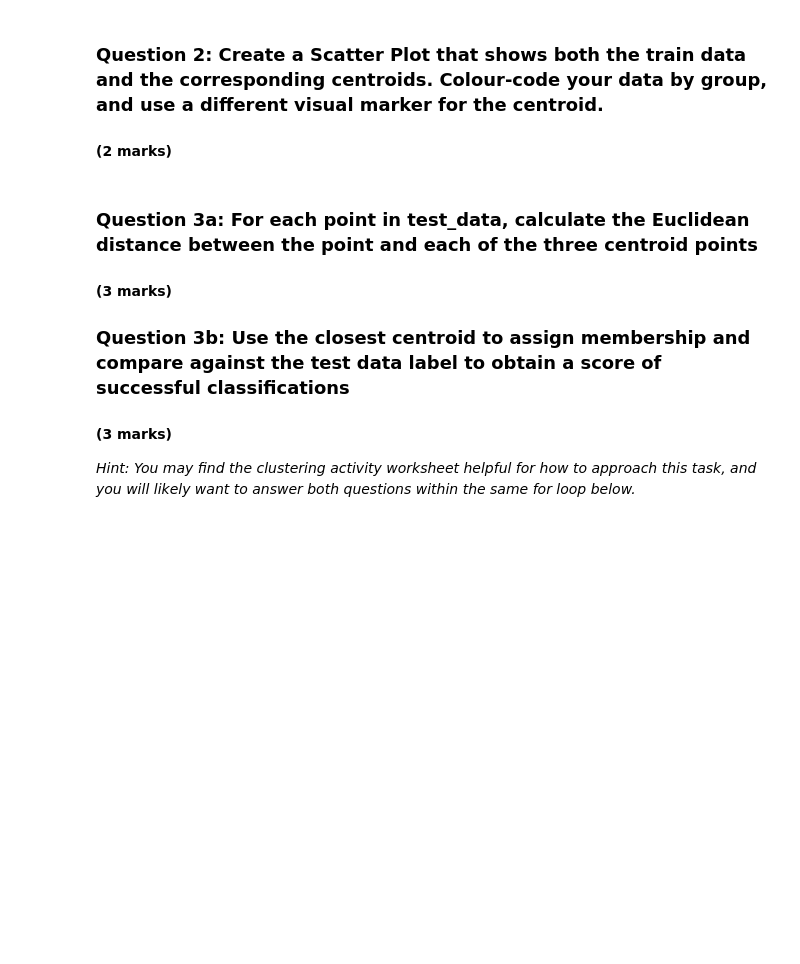
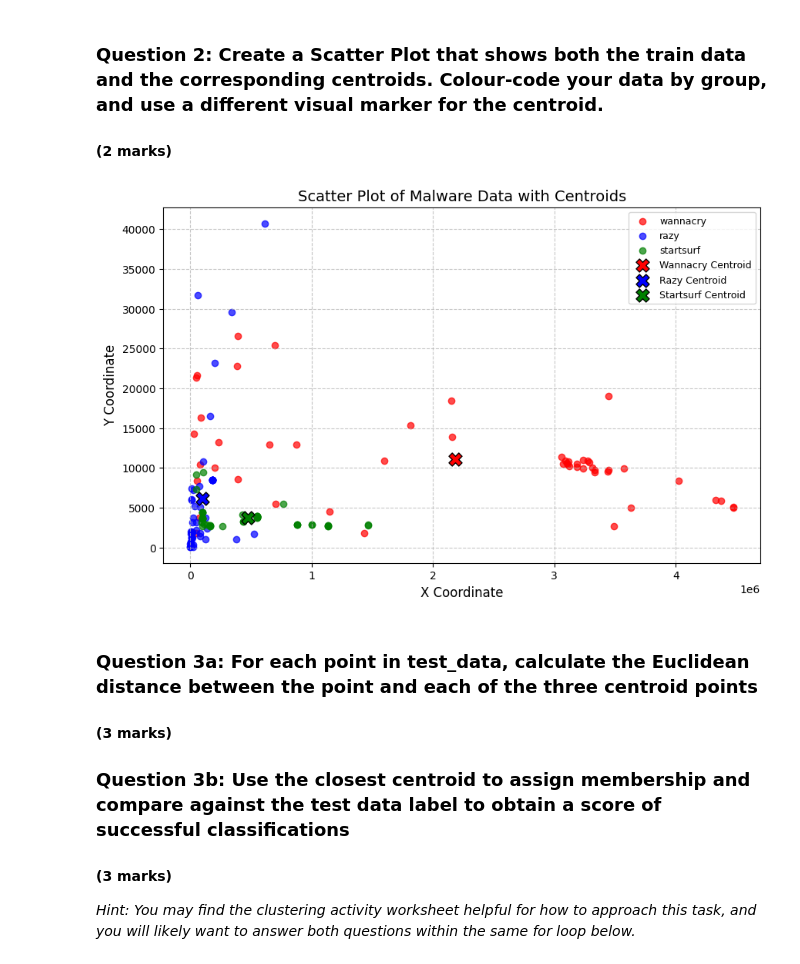
Before and after one commit to DuyTek/SDAV-Portfolio, a Jupyter notebook: UFCFEL-15-3-part2-student.ipynb, the cells around one changed output. Cells and saved outputs as stored; diff of their text form; code cells hidden in the pictures; blank space fills up the shorter version.

```diff
--- a/UFCFEL-15-3-part2-student.ipynb
+++ b/UFCFEL-15-3-part2-student.ipynb
@@ -126,6 +147,9 @@ razy_centroid = []
 startsurf_centroid = []
 
 ######### ADD YOUR CODE HERE ##########
+wannacry_centroid = train_data[train_data['labels'] == 'wannacry'][['x', 'y']].mean().values
+razy_centroid = train_data[train_data['labels'] == 'razy'][['x', 'y']].mean().values
+startsurf_centroid = train_data[train_data['labels'] == 'startsurf'][['x', 'y']].mean().values
 
 print ("Wannacry: ", wannacry_centroid)
 print ("Razy: ", razy_centroid)
@@ -141,7 +165,24 @@ Startsurf:  []
 # %%
 # ANSWER
 ######### ADD YOUR CODE HERE ##########
+plt.figure(figsize=(10, 6))
+
+for label, color in zip(['wannacry', 'razy', 'startsurf'], ['red', 'blue', 'green']):
+    subset = train_data[train_data['labels'] == label]
+    plt.scatter(subset['x'], subset['y'], label=label, color=color, alpha=0.7)
+
+plt.scatter(wannacry_centroid[0], wannacry_centroid[1], color='red', marker='X', s=150, label='Wannacry Centroid', edgecolors='black')
+plt.scatter(razy_centroid[0], razy_centroid[1], color='blue', marker='X', s=150, label='Razy Centroid', edgecolors='black')
+plt.scatter(startsurf_centroid[0], startsurf_centroid[1], color='green', marker='X', s=150, label='Startsurf Centroid', edgecolors='black')
+
+plt.title('Scatter Plot of Malware Data with Centroids', fontsize=14)
+plt.xlabel('X Coordinate', fontsize=12)
+plt.ylabel('Y Coordinate', fontsize=12)
+plt.legend(fontsize=9)
+plt.grid(True, linestyle='--', alpha=0.7)
 plt.show()
+# %% [output]
+[figure, added]
 # %% [markdown]
 ### Question 3a: For each point in test_data, calculate the Euclidean distance between the point and each of the three centroid points
 
```
Also changed, not shown: parts of 5 cells of this notebook.
